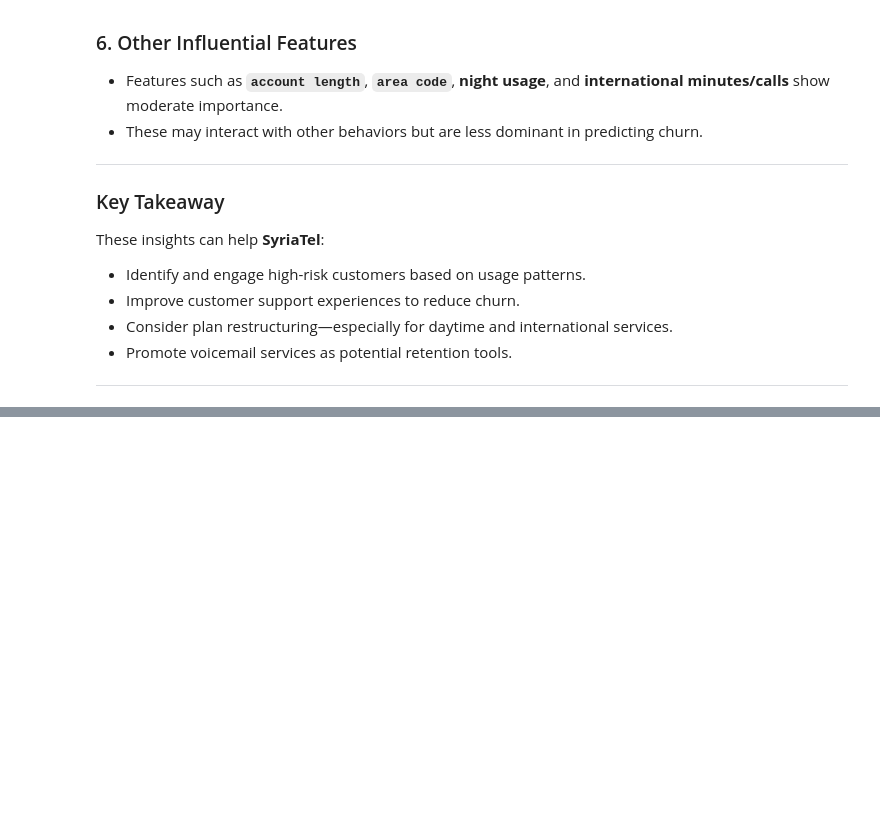
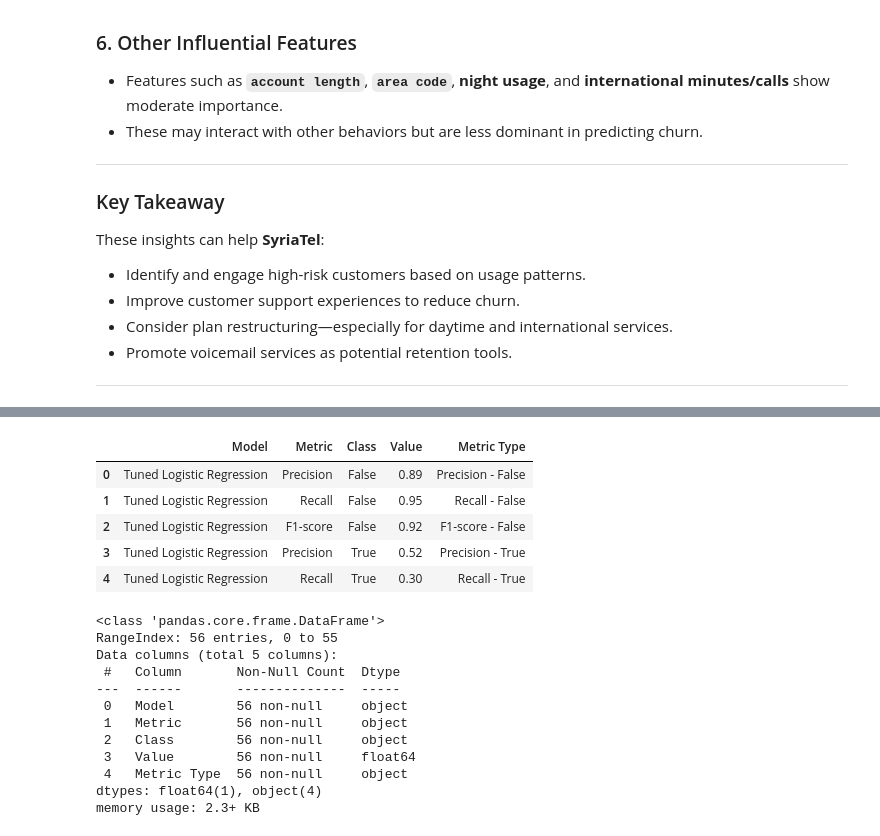
Before and after one commit to Wangui10/syria-tel-churn, a Jupyter notebook: classification_notebook.ipynb, the cells around one changed output, grey strips where cells are left out. Saved outputs shown, nothing was run; the diff lists cells and outputs as text; code cells hidden in the pictures; blank space fills up the shorter version.

```diff
--- a/classification_notebook.ipynb
+++ b/classification_notebook.ipynb
@@ -1375,0 +1604,33 @@ These insights can help **SyriaTel**:
+# %%
+import pandas as pd
+
+# Create a pandas DataFrame from the performance_metrics list
+performance_df = pd.DataFrame(performance_metrics)
+
+# Create the 'Metric Type' column
+performance_df['Metric Type'] = performance_df.apply(
+    lambda row: f"{row['Metric']} - {row['Class']}" if row['Class'] not in ['Overall', 'macro avg', 'weighted avg'] else row['Metric'], axis=1
+)
+
+# Display the first few rows and info of the DataFrame
+display(performance_df.head())
+performance_df.info()
+# %% [output]
+|  | Model | Metric | Class | Value | Metric Type |
+| 0 | Tuned Logistic Regression | Precision | False | 0.89 | Precision - False |
+| 1 | Tuned Logistic Regression | Recall | False | 0.95 | Recall - False |
+| 2 | Tuned Logistic Regression | F1-score | False | 0.92 | F1-score - False |
+| 3 | Tuned Logistic Regression | Precision | True | 0.52 | Precision - True |
+| 4 | Tuned Logistic Regression | Recall | True | 0.30 | Recall - True |
+<class 'pandas.core.frame.DataFrame'>
+RangeIndex: 56 entries, 0 to 55
+Data columns (total 5 columns):
+ #   Column       Non-Null Count  Dtype
+---  ------       --------------  -----
+ 0   Model        56 non-null     object
+ 1   Metric       56 non-null     object
+ 2   Class        56 non-null     object
+ 3   Value        56 non-null     float64
+ 4   Metric Type  56 non-null     object
+dtypes: float64(1), object(4)
+memory usage: 2.3+ KB
```
Also changed, not shown: parts of 4 cells of this notebook.
